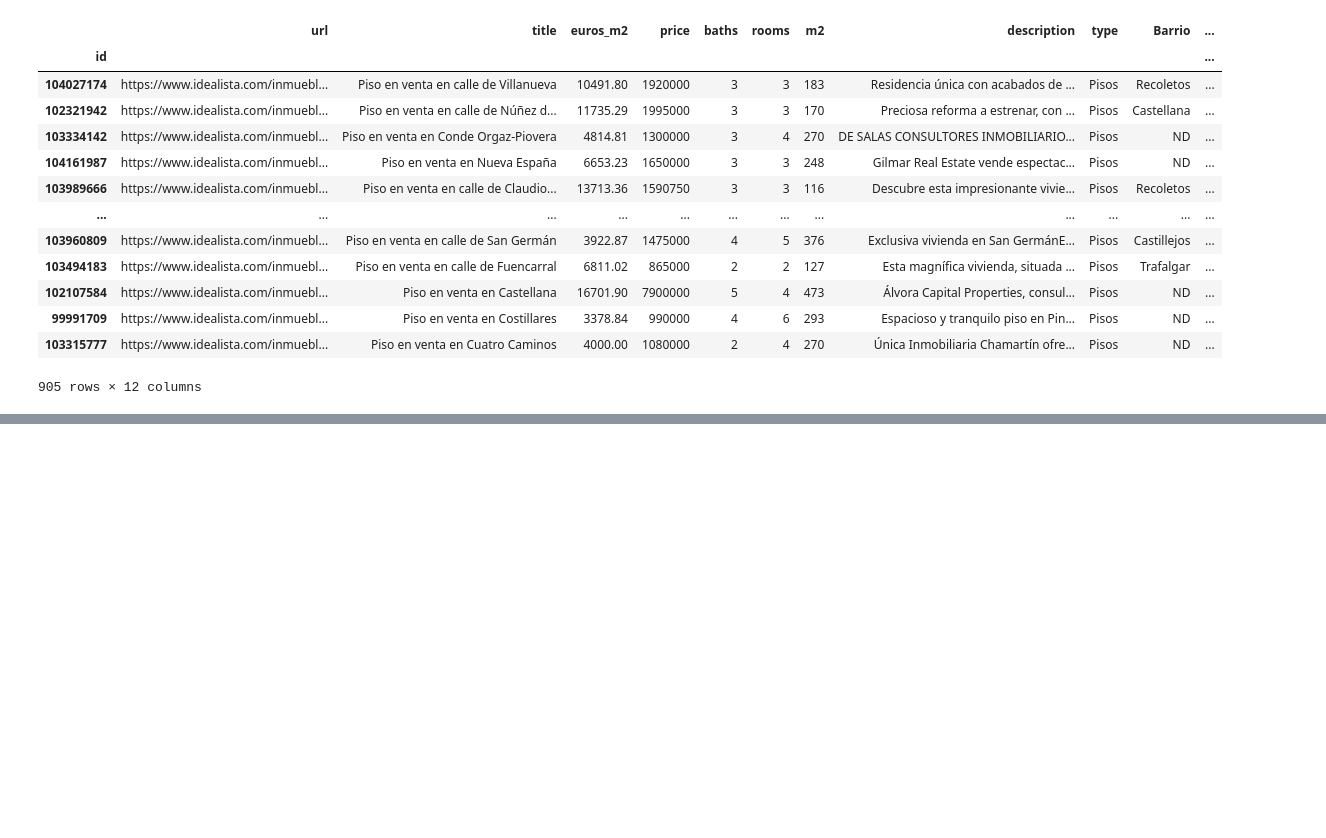
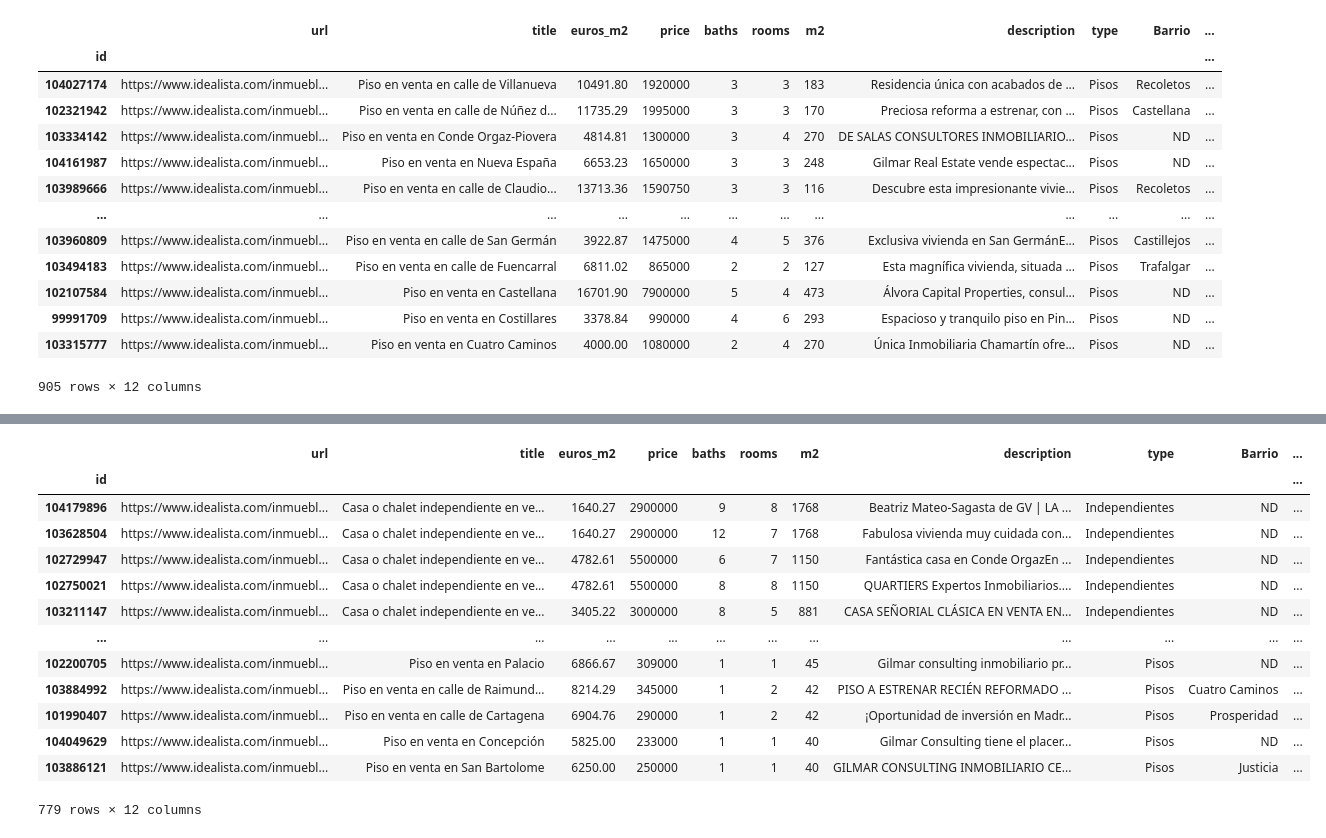
Before and after one commit to angelgvill/DS_Analisis_Datos, a Jupyter notebook: notebooks/02_Analisis_exploratorio.ipynb, the cells around one changed output, grey strips where cells are left out. Drawn from its saved outputs; the diff is of its cells as text; code cells hidden in the pictures; blank space fills up the shorter version.

```diff
--- a/notebooks/02_Analisis_exploratorio.ipynb
+++ b/notebooks/02_Analisis_exploratorio.ipynb
@@ -1083,0 +1101,17 @@ df_limp1
+# %%
+duplicated_m2_sorted
+# %% [output]
+|  | url | title | euros_m2 | price | baths | rooms | m2 | description | type | Barrio | ... |
+| id |  |  |  |  |  |  |  |  |  |  | ... |
+| 104179896 | https://www.idealista.com/inmuebl... | Casa o chalet independiente en ve... | 1640.27 | 2900000 | 9 | 8 | 1768 | Beatriz Mateo-Sagasta de GV | LA ... | Independientes | ND | ... |
+| 103628504 | https://www.idealista.com/inmuebl... | Casa o chalet independiente en ve... | 1640.27 | 2900000 | 12 | 7 | 1768 | Fabulosa vivienda muy cuidada con... | Independientes | ND | ... |
+| 102729947 | https://www.idealista.com/inmuebl... | Casa o chalet independiente en ve... | 4782.61 | 5500000 | 6 | 7 | 1150 | Fantástica casa en Conde OrgazEn ... | Independientes | ND | ... |
+| 102750021 | https://www.idealista.com/inmuebl... | Casa o chalet independiente en ve... | 4782.61 | 5500000 | 8 | 8 | 1150 | QUARTIERS Expertos Inmobiliarios.... | Independientes | ND | ... |
+| 103211147 | https://www.idealista.com/inmuebl... | Casa o chalet independiente en ve... | 3405.22 | 3000000 | 8 | 5 | 881 | CASA SEÑORIAL CLÁSICA EN VENTA EN... | Independientes | ND | ... |
+| ... | ... | ... | ... | ... | ... | ... | ... | ... | ... | ... | ... |
+| 102200705 | https://www.idealista.com/inmuebl... | Piso en venta en Palacio | 6866.67 | 309000 | 1 | 1 | 45 | Gilmar consulting inmobiliario pr... | Pisos | ND | ... |
+| 103884992 | https://www.idealista.com/inmuebl... | Piso en venta en calle de Raimund... | 8214.29 | 345000 | 1 | 2 | 42 | PISO A ESTRENAR RECIÉN REFORMADO ... | Pisos | Cuatro Caminos | ... |
+| 101990407 | https://www.idealista.com/inmuebl... | Piso en venta en calle de Cartagena | 6904.76 | 290000 | 1 | 2 | 42 | ¡Oportunidad de inversión en Madr... | Pisos | Prosperidad | ... |
+| 104049629 | https://www.idealista.com/inmuebl... | Piso en venta en Concepción | 5825.00 | 233000 | 1 | 1 | 40 | Gilmar Consulting tiene el placer... | Pisos | ND | ... |
+| 103886121 | https://www.idealista.com/inmuebl... | Piso en venta en San Bartolome | 6250.00 | 250000 | 1 | 1 | 40 | GILMAR CONSULTING INMOBILIARIO CE... | Pisos | Justicia | ... |
+779 rows × 12 columns
```
Also changed, not shown: parts of 1 cell of this notebook, 2 other files.
